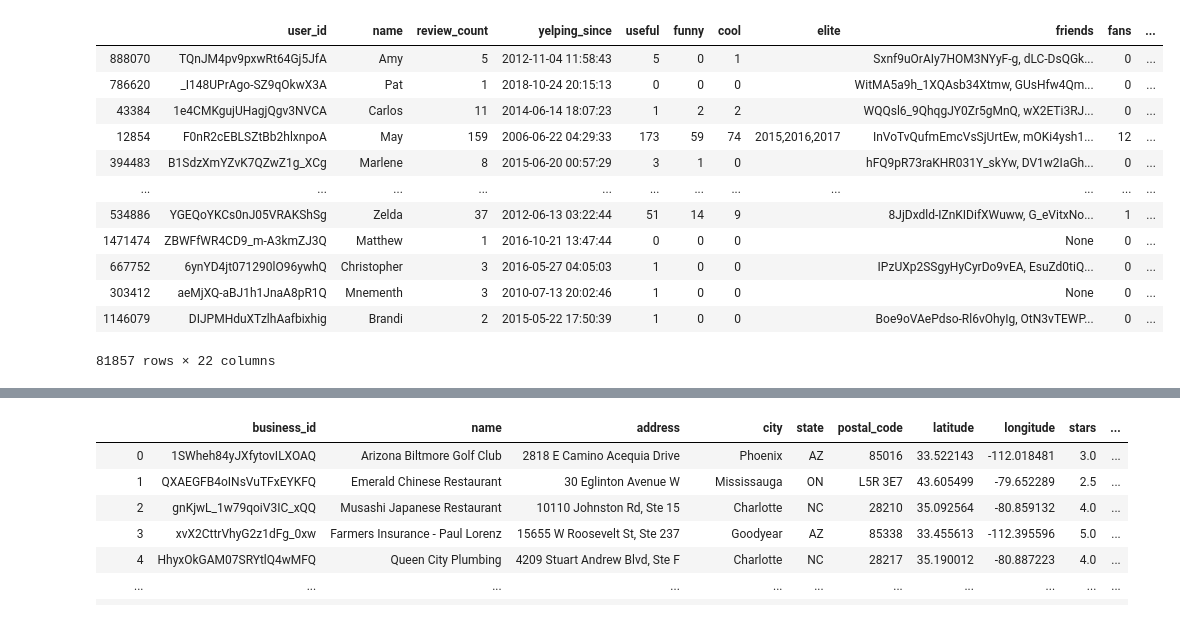
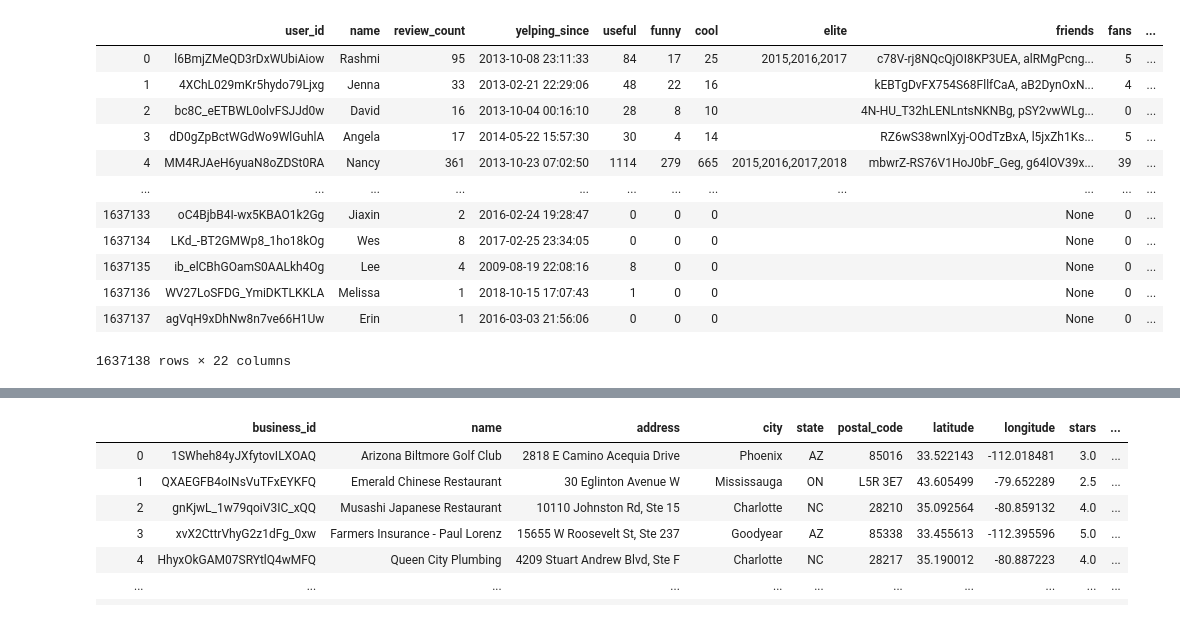
Before and after one commit to wonchankim97/Yelp-Recommender, a Jupyter notebook: EDA_KISOO.ipynb, the cells around one changed output, grey strips where cells are left out. Saved outputs shown, nothing was run; the diff lists cells and outputs as text; code cells hidden in the pictures.

```diff
--- a/EDA_KISOO.ipynb
+++ b/EDA_KISOO.ipynb
@@ -4,7 +4,7 @@ import re
 import pandas as pd
 from pandas.io.json import json_normalize
 
-#pd.set_option('display.max_rows', 1500)
+pd.set_option('display.max_rows', 200)
 pd.set_option('display.max_columns', 110)
 # %%
 def flattenJSON(json_obj):
@@ -39,20 +39,20 @@ def toConvertableJson(s):
 # %%
 with open('yelp_dataset/user.json') as f:
     data = [json.loads(line) for line in f]
 user = pd.DataFrame(data)
-user = user.sample(frac=0.05, replace=False, random_state=1)
+#user = user.sample(frac=0.05, replace=False, random_state=1)
 user
 # %% [output]
 |  | user_id | name | review_count | yelping_since | useful | funny | cool | elite | friends | fans | ... |
-| 888070 | TQnJM4pv9pxwRt64Gj5JfA | Amy | 5 | 2012-11-04 11:58:43 | 5 | 0 | 1 |  | Sxnf9uOrAIy7HOM3NYyF-g, dLC-DsQGk... | 0 | ... |
-| 786620 | _I148UPrAgo-SZ9qOkwX3A | Pat | 1 | 2018-10-24 20:15:13 | 0 | 0 | 0 |  | WitMA5a9h_1XQAsb34Xtmw, GUsHfw4Qm... | 0 | ... |
-| 43384 | 1e4CMKgujUHagjQgv3NVCA | Carlos | 11 | 2014-06-14 18:07:23 | 1 | 2 | 2 |  | WQQsl6_9QhqgJY0Zr5gMnQ, wX2ETi3RJ... | 0 | ... |
-| 12854 | F0nR2cEBLSZtBb2hlxnpoA | May | 159 | 2006-06-22 04:29:33 | 173 | 59 | 74 | 2015,2016,2017 | InVoTvQufmEmcVsSjUrtEw, mOKi4ysh1... | 12 | ... |
-| 394483 | B1SdzXmYZvK7QZwZ1g_XCg | Marlene | 8 | 2015-06-20 00:57:29 | 3 | 1 | 0 |  | hFQ9pR73raKHR031Y_skYw, DV1w2IaGh... | 0 | ... |
+| 0 | l6BmjZMeQD3rDxWUbiAiow | Rashmi | 95 | 2013-10-08 23:11:33 | 84 | 17 | 25 | 2015,2016,2017 | c78V-rj8NQcQjOI8KP3UEA, alRMgPcng... | 5 | ... |
+| 1 | 4XChL029mKr5hydo79Ljxg | Jenna | 33 | 2013-02-21 22:29:06 | 48 | 22 | 16 |  | kEBTgDvFX754S68FllfCaA, aB2DynOxN... | 4 | ... |
+| 2 | bc8C_eETBWL0olvFSJJd0w | David | 16 | 2013-10-04 00:16:10 | 28 | 8 | 10 |  | 4N-HU_T32hLENLntsNKNBg, pSY2vwWLg... | 0 | ... |
+| 3 | dD0gZpBctWGdWo9WlGuhlA | Angela | 17 | 2014-05-22 15:57:30 | 30 | 4 | 14 |  | RZ6wS38wnlXyj-OOdTzBxA, l5jxZh1Ks... | 5 | ... |
+| 4 | MM4RJAeH6yuaN8oZDSt0RA | Nancy | 361 | 2013-10-23 07:02:50 | 1114 | 279 | 665 | 2015,2016,2017,2018 | mbwrZ-RS76V1HoJ0bF_Geg, g64lOV39x... | 39 | ... |
 | ... | ... | ... | ... | ... | ... | ... | ... | ... | ... | ... | ... |
-| 534886 | YGEQoYKCs0nJ05VRAKShSg | Zelda | 37 | 2012-06-13 03:22:44 | 51 | 14 | 9 |  | 8JjDxdld-IZnKIDifXWuww, G_eVitxNo... | 1 | ... |
-| 1471474 | ZBWFfWR4CD9_m-A3kmZJ3Q | Matthew | 1 | 2016-10-21 13:47:44 | 0 | 0 | 0 |  | None | 0 | ... |
-| 667752 | 6ynYD4jt071290lO96ywhQ | Christopher | 3 | 2016-05-27 04:05:03 | 1 | 0 | 0 |  | IPzUXp2SSgyHyCyrDo9vEA, EsuZd0tiQ... | 0 | ... |
-| 303412 | aeMjXQ-aBJ1h1JnaA8pR1Q | Mnementh | 3 | 2010-07-13 20:02:46 | 1 | 0 | 0 |  | None | 0 | ... |
-| 1146079 | DIJPMHduXTzlhAafbixhig | Brandi | 2 | 2015-05-22 17:50:39 | 1 | 0 | 0 |  | Boe9oVAePdso-Rl6vOhyIg, OtN3vTEWP... | 0 | ... |
+| 1637133 | oC4BjbB4I-wx5KBAO1k2Gg | Jiaxin | 2 | 2016-02-24 19:28:47 | 0 | 0 | 0 |  | None | 0 | ... |
+| 1637134 | LKd_-BT2GMWp8_1ho18kOg | Wes | 8 | 2017-02-25 23:34:05 | 0 | 0 | 0 |  | None | 0 | ... |
+| 1637135 | ib_elCBhGOamS0AALkh4Og | Lee | 4 | 2009-08-19 22:08:16 | 8 | 0 | 0 |  | None | 0 | ... |
+| 1637136 | WV27LoSFDG_YmiDKTLKKLA | Melissa | 1 | 2018-10-15 17:07:43 | 1 | 0 | 0 |  | None | 0 | ... |
+| 1637137 | agVqH9xDhNw8n7ve66H1Uw | Erin | 1 | 2016-03-03 21:56:06 | 0 | 0 | 0 |  | None | 0 | ... |
-81857 rows × 22 columns
+1637138 rows × 22 columns
```
Also changed, not shown: parts of 13 cells of this notebook.
